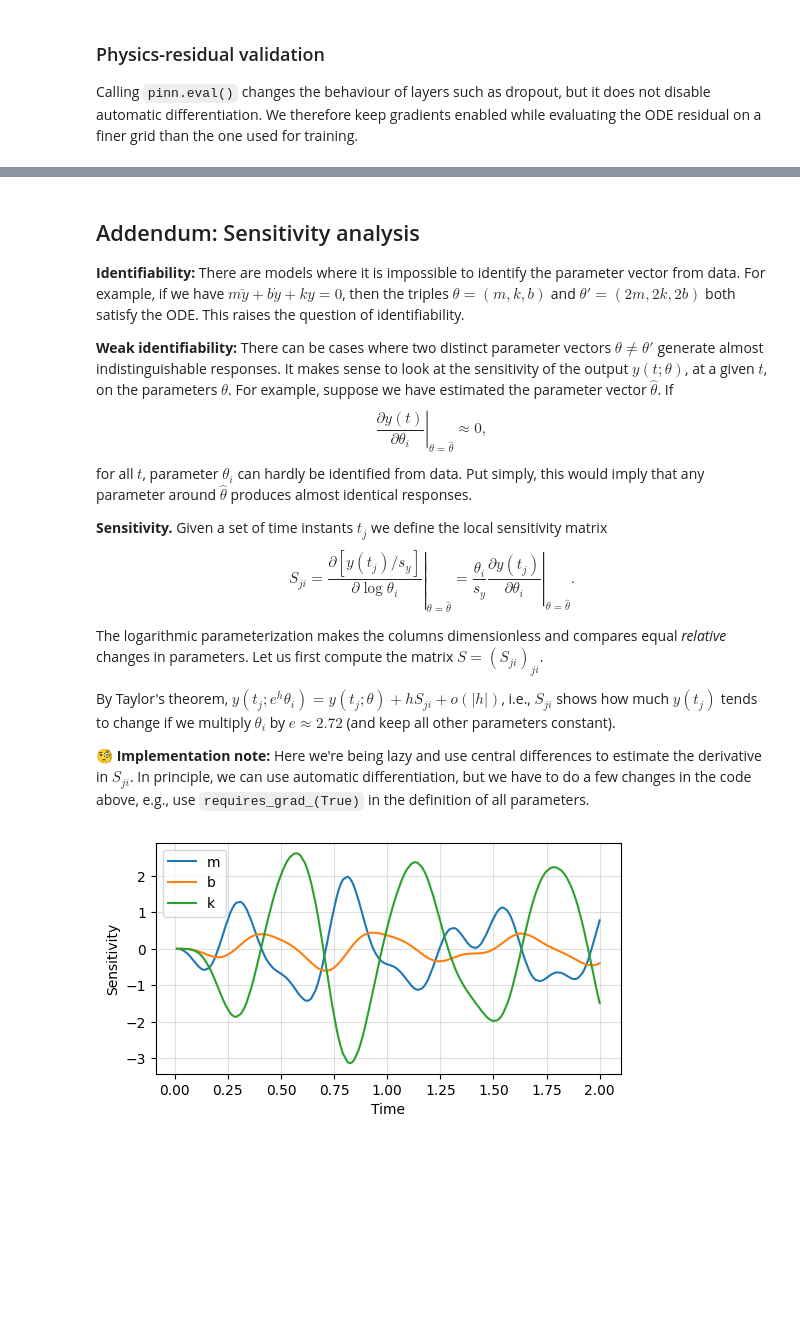
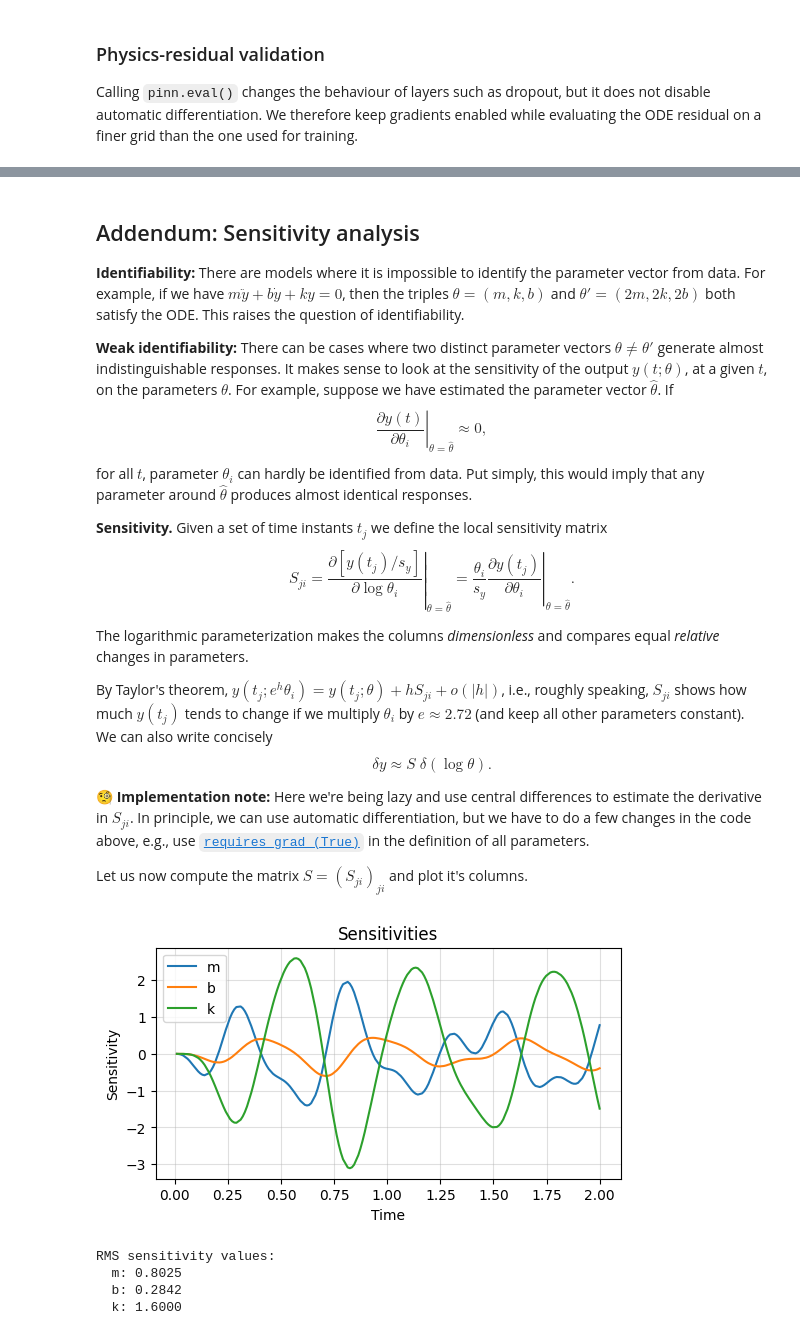
Before and after one commit to alphaville/EstimationTheoryNotebooks, a Jupyter notebook: 5_neural/2_pinn.ipynb, the cells around one changed output, grey strips where cells are left out. Saved outputs shown, nothing was run; the diff lists cells and outputs as text; code cells hidden in the pictures; blank space fills up the shorter version.

Commit message:
PINN2 is ready

```diff
--- a/5_neural/2_pinn.ipynb
+++ b/5_neural/2_pinn.ipynb
@@ -283,9 +283,14 @@ The network weights and the three physical parameters are optimised simultaneous
 
 The physics grid combines uniform coverage of the full experiment with quadratically spaced points over the first $0.25$ seconds. This gives the optimiser additional information where the initial-acceleration residual is most difficult to learn.
 # %%
-torch.manual_seed(7)
+torch.manual_seed(1)
 
-pinn = DisplacementPINN([32, 32, 32], t_final, y0, v0)
+pinn = DisplacementPINN([40, 50, 30], t_final, y0, v0)
+
+params = pinn.parameters()
+num_params = sum(p.numel() for p in params)
+print(f"PINN with {num_params} parameters")
+
 physical_parameters = PositivePhysicalParameters()
 
 # Combine full-interval coverage with extra resolution near t = 0.
@@ -298,7 +303,7 @@ t_initial = initial_collocation_window * torch.linspace(
     0.0, 1.0, n_initial_collocation
 ).square()
 t_physics = torch.unique(
-    torch.cat((t_uniform, t_initial)), sorted=True
+torch.cat((t_uniform, t_initial)), sorted=True
 ).view(-1, 1).requires_grad_(True)
 force_scale = torch.sqrt(torch.mean(forcing(t_physics.detach()).square()))
 response_scale = y_train.std()
@@ -310,17 +315,14 @@ n_epochs = 100000
 log_every = 100
 
 optimiser = torch.optim.Adam([
-    {"params": pinn.parameters(), "lr": 2e-3},
-    {"params": physical_parameters.parameters(), "lr": 2e-2},
-])
+    {"params": pinn.parameters(), "lr": 4e-3},
+    {"params": physical_parameters.parameters(), "lr": 2e-2} ])
 scheduler = torch.optim.lr_scheduler.MultiStepLR(
-    optimiser, milestones=[20000, 50000], gamma=0.2
-)
+    optimiser, milestones=[20000, 50000, 80000], gamma=0.2 )
 
 history = {
     name: [] for name in
-    ("epoch", "total", "physics", "data", "m", "b", "k")
-}
+    ("epoch", "total", "physics", "data", "m", "b", "k") }
 
 pinn.train()
 progress = tqdm(range(n_epochs), desc="Training inverse PINN")
@@ -532,11 +536,14 @@ for all $t$, parameter $\theta_i$ can hardly be identified from data. Put simply
 $$S_{ji}=\left.\frac{\partial [y(t_j)/s_y]}{\partial\log\theta_i}\right|_{\theta = \hat\theta}
 =\frac{\theta_i}{s_y} \left.\frac{\partial y(t_j)}{\partial\theta_i}\right|_{\theta = \hat\theta}.$$
 
-The logarithmic parameterization makes the columns dimensionless and compares equal *relative* changes in parameters. Let us first compute the matrix $S = (S_{ji})_{ji}$.
+The logarithmic parameterization makes the columns *dimensionless* and compares equal *relative* changes in parameters.
 
-By Taylor's theorem, $y(t_j; e^h \theta_i) = y(t_j; \theta) + hS_{ji} + o(|h|)$, i.e., $S_{ji}$ shows how much $y(t_j)$ tends to change if we multiply $\theta_i$ by $e\approx 2.72$ (and keep all other parameters constant).
+By Taylor's theorem, $y(t_j; e^h \theta_i) = y(t_j; \theta) + hS_{ji} + o(|h|)$, i.e., roughly speaking, $S_{ji}$ shows how much $y(t_j)$ tends to change if we multiply $\theta_i$ by $e\approx 2.72$ (and keep all other parameters constant). We can also write concisely
+$$\delta y \approx S \; \delta(\log \theta).$$
 
-🧐 **Implementation note:** Here we're being lazy and use central differences to estimate the derivative in $S_{ji}$. In principle, we can use automatic differentiation, but we have to do a few changes in the code above, e.g., use `requires_grad_(True)` in the definition of all parameters.
+🧐 **Implementation note:** Here we're being lazy and use central differences to estimate the derivative in $S_{ji}$. In principle, we can use automatic differentiation, but we have to do a few changes in the code above, e.g., use [`requires_grad_(True)`](https://docs.pytorch.org/docs/2.12/generated/torch.Tensor.requires_grad_.html) in the definition of all parameters.
+
+Let us now compute the matrix $S = (S_{ji})_{ji}$ and plot it's columns.
 # %%
 parameter_names = ("m", "b", "k")
 with torch.no_grad():
@@ -548,32 +555,43 @@ sensitivity_columns = []
 for parameter_index in range(len(parameter_names)):
     step = relative_step * fitted_parameters[parameter_index].abs()
     parameters_plus = fitted_parameters.clone()
     parameters_minus = fitted_parameters.clone()
     parameters_plus[parameter_index] += step
     parameters_minus[parameter_index] -= step
     # Approximate derivative with central diffs...
     y_plus = simulate_oscillator( t_test[:, 0], *parameters_plus, y0, v0 )[:, 0]
     y_minus = simulate_oscillator( t_test[:, 0], *parameters_minus, y0, v0 )[:, 0]
     derivative = (y_plus - y_minus) / (2.0 * step)
     sensitivity_columns.append(derivative)
 
 sensitivity_full = torch.stack(sensitivity_columns, dim=1)
 training_indices = observation_indices[training_mask]
 sensitivity = sensitivity_full[training_indices]
 sensitivity_times = t_test[training_indices, 0]
 
 # Sensitivity to log-parameters, normalized by the response scale
 normalized_sensitivity = (
     sensitivity * fitted_parameters.view(1, -1) / response_scale
 )
 
 plt.figure(figsize=(6, 3))
 plt.plot(sensitivity_times, normalized_sensitivity)
 plt.xlabel('Time')
 plt.ylabel('Sensitivity')
 plt.legend(parameter_names)
 plt.grid(alpha=0.4)
+plt.title("Sensitivities")
 plt.show()
+
+sensitivity_rms = torch.sqrt(torch.mean(normalized_sensitivity.square(), dim=0))
+
+print("RMS sensitivity values:")
+for name, value in zip(parameter_names, sensitivity_rms):
+    print(f"  {name}: {value.item():.4f}")
 # %% [output]
-[figure, old version]
+[figure, new version]
+RMS sensitivity values:
+  m: 0.8025
+  b: 0.2842
+  k: 1.6000
 # %% [markdown]
```
Also changed, not shown: parts of 12 cells of this notebook.
